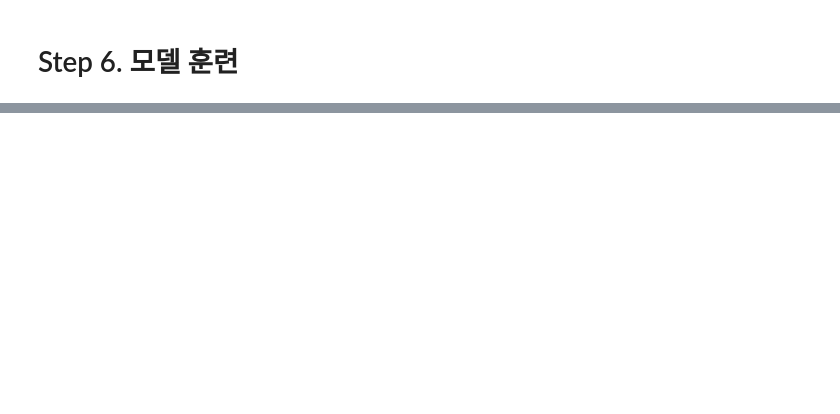
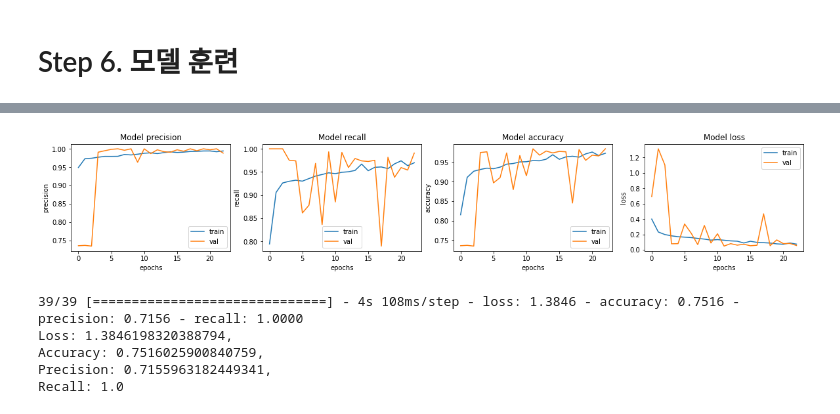
Before and after one commit to LAGABI44/AIFFEL_Study, a Jupyter notebook: EXPLORATION/Submission/[E-09]Pneumonia_Diagnosis.ipynb, the cells around one changed output, grey strips where cells are left out. Saved outputs shown, nothing was run; the diff lists cells and outputs as text; code cells hidden in the pictures; blank space fills up the shorter version.

```diff
--- a/EXPLORATION/Submission/[E-09]Pneumonia_Diagnosis.ipynb
+++ b/EXPLORATION/Submission/[E-09]Pneumonia_Diagnosis.ipynb
@@ -72,9 +92,8 @@ print(f"Validating images count: {VAL_IMG_COUNT}")
-# %%
-TRAIN_IMG_COUNT = tf.data.experimental.cardinality(train_list_ds).numpy()
-print(f"Training images count: {TRAIN_IMG_COUNT}")
-
-VAL_IMG_COUNT = tf.data.experimental.cardinality(val_list_ds).numpy()
-print(f"Validating images count: {VAL_IMG_COUNT}")
+# %%
+# 파일 경로의 끝에서 두번째 부분을 확인하면 양성과 음성을 구분할 수 있습니다
+def get_label(file_path):
+    parts = tf.strings.split(file_path, os.path.sep)
+    return parts[-2] == "PNEUMONIA"   # 폐렴이면 양성(True), 노말이면 음성(False)
 # %%
 # 이미지를 알맞은 형식으로 바꿉니다.
 def decode_img(img):
@@ -226,0 +268,12 @@ with tf.device('/GPU:0'):
+# %%
+#1️⃣BATCH_SIZE = 16, EPOCHS = 23
+
+with tf.device('/GPU:0'):
+    history = model.fit(
+        train_ds,
+        steps_per_epoch=TRAIN_IMG_COUNT // BATCH_SIZE,
+        epochs=EPOCHS,
+        validation_data=val_ds,
+        validation_steps=VAL_IMG_COUNT // BATCH_SIZE,
+        class_weight=class_weight,
+    )
@@ -226,0 +298,11 @@ with tf.device('/GPU:0'):
+# %%
+#0️⃣BATCH_SIZE = 16, EPOCHS = 25
+with tf.device('/GPU:0'):
+    history = model.fit(
+        train_ds,
+        steps_per_epoch=TRAIN_IMG_COUNT // BATCH_SIZE,
+        epochs=EPOCHS,
+        validation_data=val_ds,
+        validation_steps=VAL_IMG_COUNT // BATCH_SIZE,
+        class_weight=class_weight,
+    )
@@ -246,0 +367,22 @@ print(f'Loss: {loss},\nAccuracy: {accuracy},\nPrecision: {precision},\nRecall: {
+# %%
+fig, ax = plt.subplots(1, 4, figsize=(20, 3))
+ax = ax.ravel()
+
+for i, met in enumerate(['precision', 'recall', 'accuracy', 'loss']):
+    ax[i].plot(history.history[met])
+    ax[i].plot(history.history['val_' + met])
+    ax[i].set_title('Model {}'.format(met))
+    ax[i].set_xlabel('epochs')
+    ax[i].set_ylabel(met)
+    ax[i].legend(['train', 'val'])
+# %% [output]
+[figure, added]
+# %%
+loss, accuracy, precision, recall = model.evaluate(test_ds)
+print(f'Loss: {loss},\nAccuracy: {accuracy},\nPrecision: {precision},\nRecall: {recall}')
+# %% [output]
+39/39 [==============================] - 4s 108ms/step - loss: 1.3846 - accuracy: 0.7516 - precision: 0.7156 - recall: 1.0000
+Loss: 1.3846198320388794,
+Accuracy: 0.7516025900840759,
+Precision: 0.7155963182449341,
+Recall: 1.0
```
Also changed, not shown: parts of 30 cells of this notebook.
